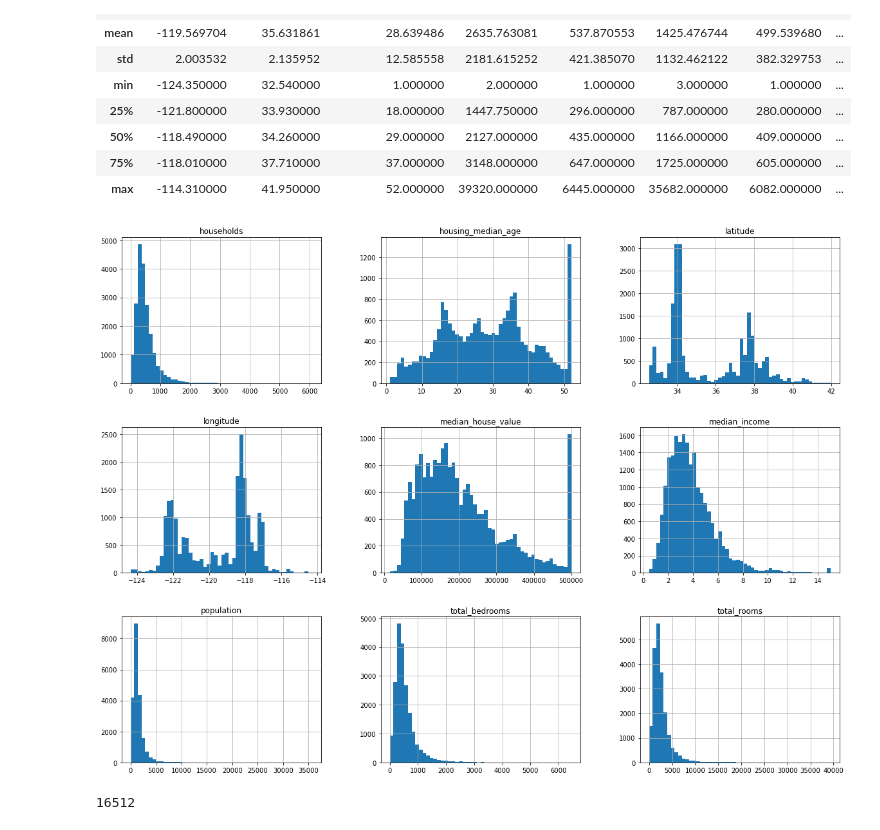
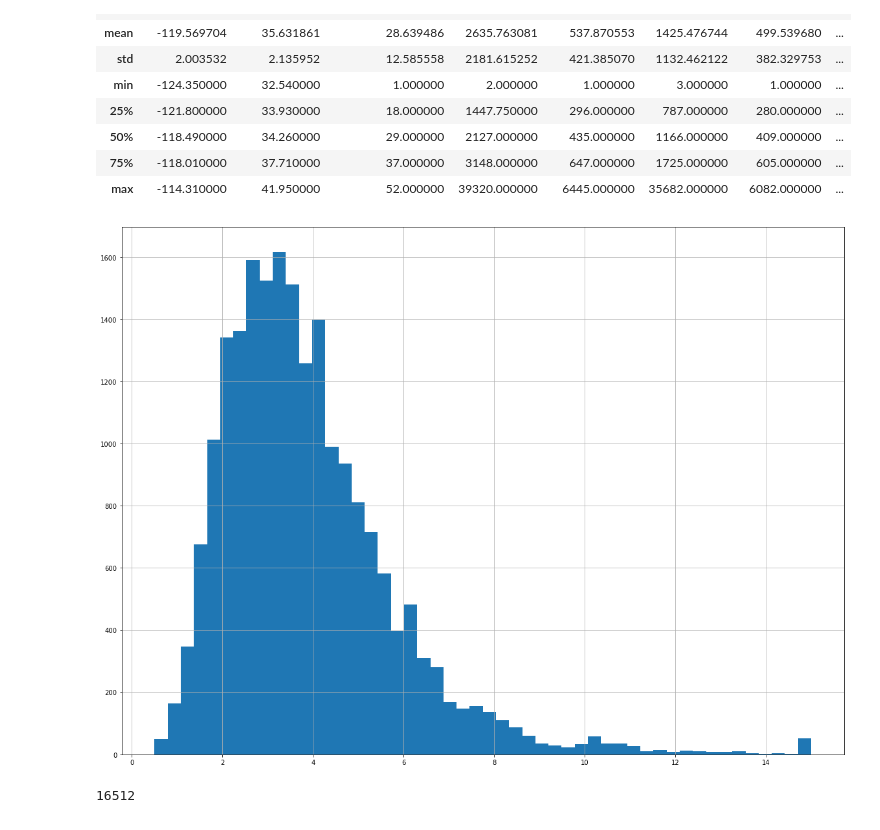
Before and after one commit to waynet022/MachineLearning, a Jupyter notebook: california-house-market/Housing.ipynb, the cells around one changed output. Saved outputs shown, nothing was run; the diff lists cells and outputs as text; code cells hidden in the pictures.

Commit message:
Display data through plots

```diff
--- a/california-house-market/Housing.ipynb
+++ b/california-house-market/Housing.ipynb
@@ -75,10 +75,11 @@ housing.describe()
 # %%
 %matplotlib inline
 import matplotlib.pyplot as plt
-housing.hist(bins=50, figsize=(20,15))
+# housing.hist(bins=50, figsize=(20,15))
+housing['median_income'].hist(bins=50, figsize=(20,15))
 plt.show()
 # %% [output]
-[figure, old version]
+[figure, new version]
 # %%
 import numpy as np
 
```
Also changed, not shown: parts of 14 cells of this notebook.
